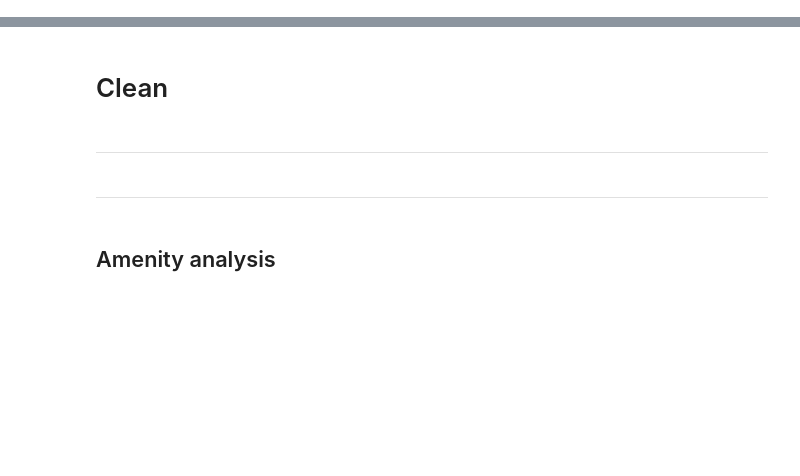
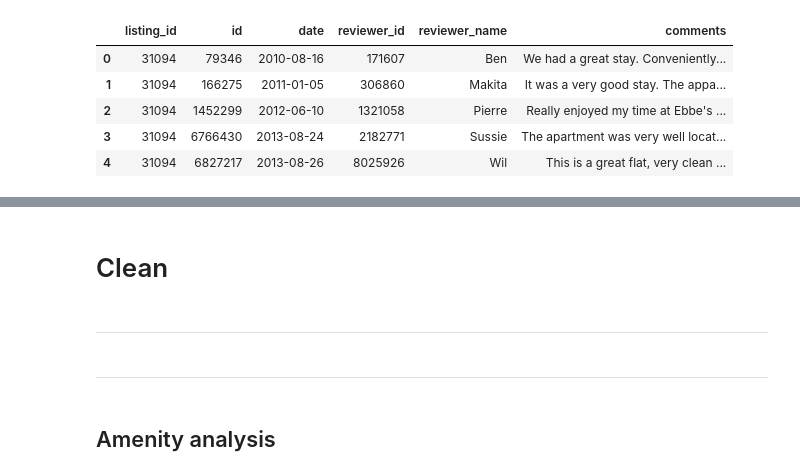
Before and after one commit to elto21ab/DMV, a Jupyter notebook: explore-ELIAS.ipynb, the cells around one changed output, grey strips where cells are left out. Cells and saved outputs as stored; diff of their text form; code cells hidden in the pictures; blank space fills up the shorter version.

```diff
--- a/explore-ELIAS.ipynb
+++ b/explore-ELIAS.ipynb
@@ -31,0 +15,9 @@ print("Reviews shape:", rev.shape)
+# %%
+rev.head()
+# %% [output]
+|  | listing_id | id | date | reviewer_id | reviewer_name | comments |
+| 0 | 31094 | 79346 | 2010-08-16 | 171607 | Ben | We had a great stay. Conveniently... |
+| 1 | 31094 | 166275 | 2011-01-05 | 306860 | Makita | It was a very good stay. The appa... |
+| 2 | 31094 | 1452299 | 2012-06-10 | 1321058 | Pierre | Really enjoyed my time at Ebbe's ... |
+| 3 | 31094 | 6766430 | 2013-08-24 | 2182771 | Sussie | The apartment was very well locat... |
+| 4 | 31094 | 6827217 | 2013-08-26 | 8025926 | Wil | This is a great flat, very clean ... |
```
Also changed, not shown: parts of 3 cells of this notebook, 5 other files.
